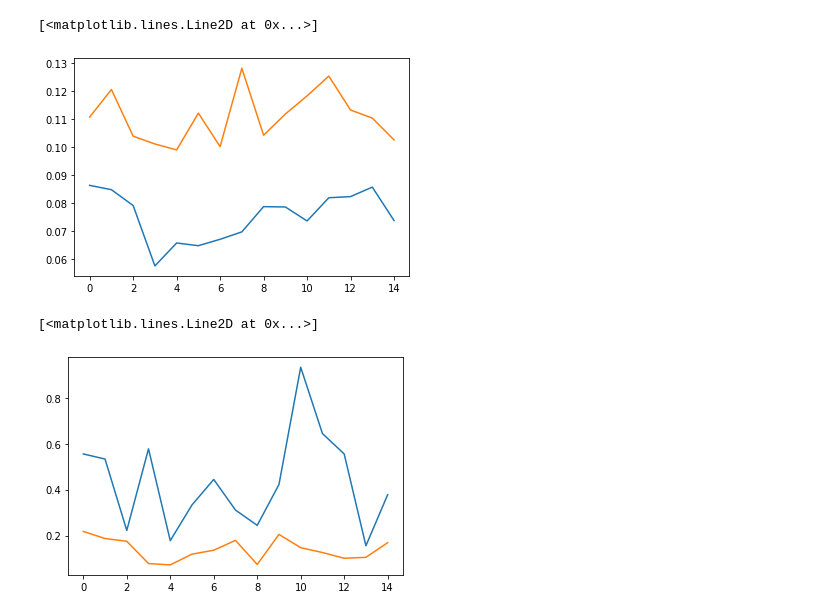
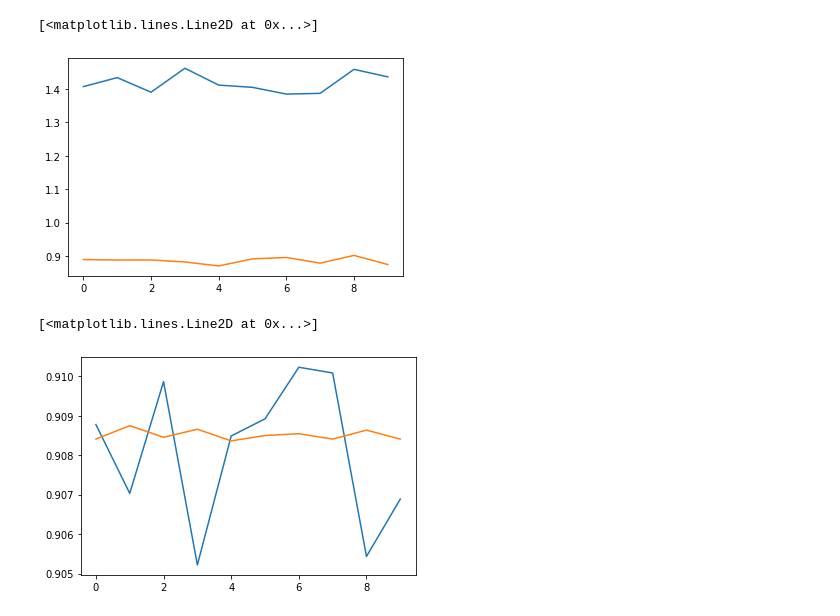
Before and after one commit to CombNITNC/procon2022_comp, a Jupyter notebook: ml/train.ipynb, the cells around one changed output. Drawn from its saved outputs; the diff is of its cells as text; code cells hidden in the pictures.

```diff
--- a/ml/train.ipynb
+++ b/ml/train.ipynb
@@ -22,5 +22,4 @@ input_output_validation_image_data = idx2numpy.convert_from_file(join("..","data
 model = neural_voice_judgment_model()
 model.build((None,128,128,1))
 model.summary()
-model.compile(optimizer="adam",loss="mean_squared_error",metrics=metrics.TopKCategoricalAccuracy(k=5))
 # %% [output]
@@ -44,3 +45,11 @@ _________________________________________________________________
+# %%
+model.compile(
+    optimizer="adam",
+    loss="binary_crossentropy",
+    metrics=[
+        "binary_accuracy",
+    ],
+)
 # %%
 train_label_dataset = tf.data.Dataset.from_tensor_slices(input_output_train_label_data)
 train_image_dataset = tf.data.Dataset.from_tensor_slices(input_output_train_image_data)
@@ -49,10 +58,11 @@ callback = EarlyStopping(patience=10)
 flat_map_dataset = train_lump_dataset.flat_map(twenty_times_more_data)
 # %%
 fit_data = model.fit(
-    flat_map_dataset,epochs=500,
-    steps_per_epoch=45,
+    flat_map_dataset,
+    epochs=10,
+    steps_per_epoch=3125,
     callbacks=[callback],
     validation_data=(input_output_validation_image_data,input_output_validation_label_data),
-    validation_steps=1,
+    validation_steps=32,
 )
 # %% [output]
@@ -78,12 +91,12 @@ plt.plot(fit_data.history["loss"])
 plt.plot(fit_data.history["val_loss"])
 # %% [output]
 [<matplotlib.lines.Line2D at 0x...>]
-[figure, old version]
+[figure, new version]
 # %%
-plt.plot(fit_data.history["top_k_categorical_accuracy"])
-plt.plot(fit_data.history["val_top_k_categorical_accuracy"])
+plt.plot(fit_data.history["binary_accuracy"])
+plt.plot(fit_data.history["val_binary_accuracy"])
 # %% [output]
 [<matplotlib.lines.Line2D at 0x...>]
-[figure, old version]
+[figure, new version]
 # %%
 model.evaluate(x=test_image_data,y=test_label_data)
```
Also changed, not shown: parts of 4 cells of this notebook.
